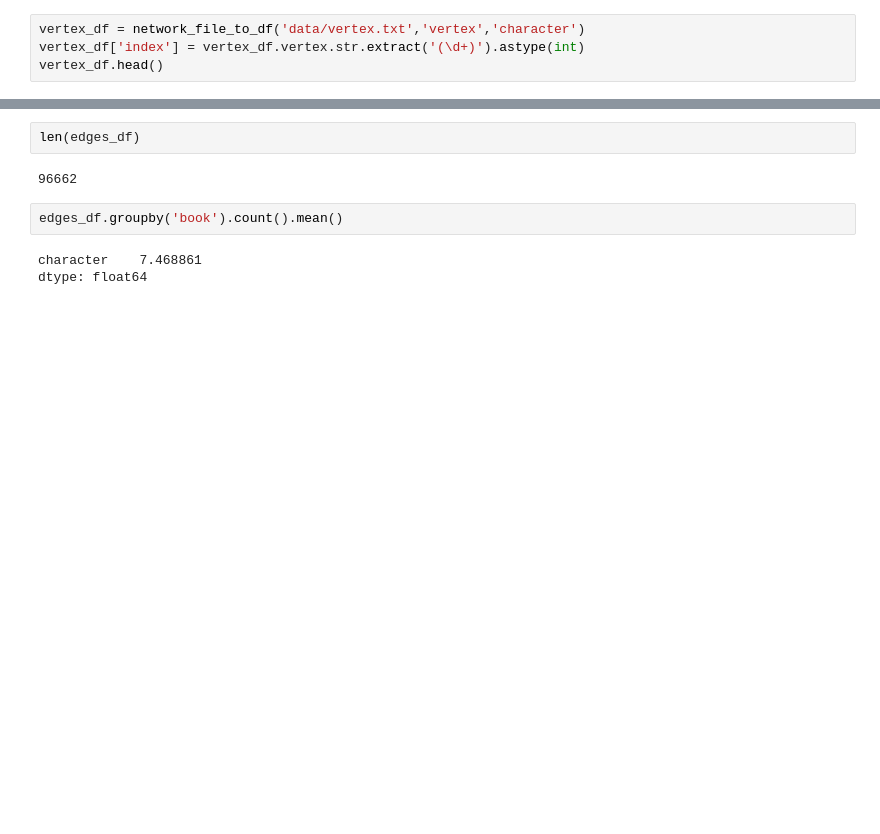
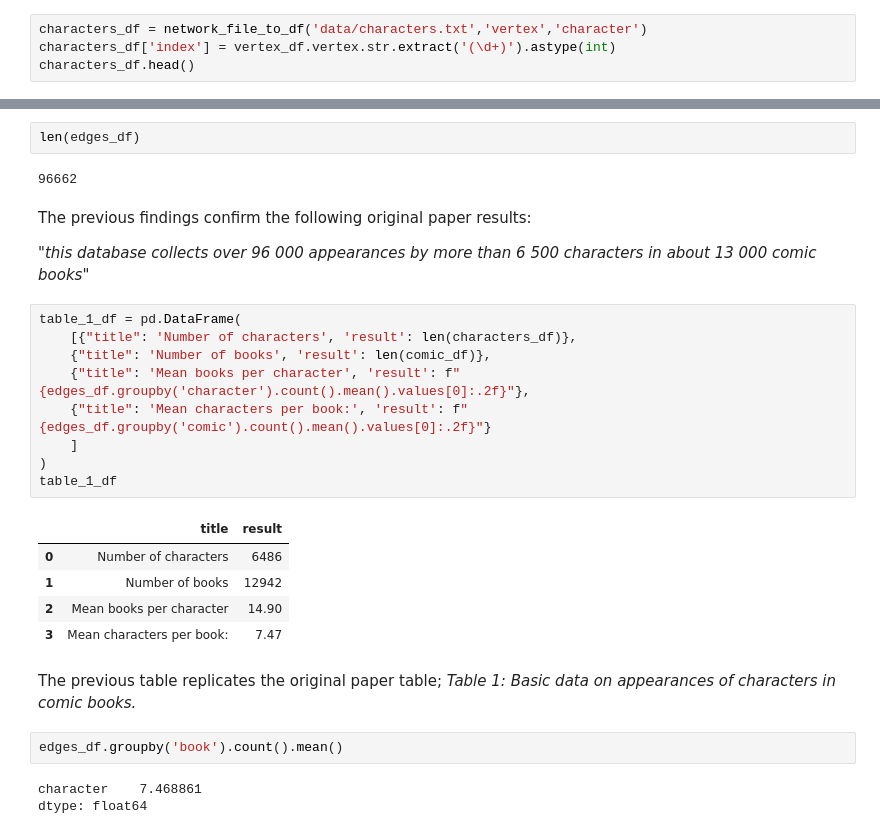
Before and after one commit to alejomaar/Network-Science-for-Data-Analytics, a Jupyter notebook: mini_project/notebook.ipynb, the cells around one changed output, grey strips where cells are left out. Cells and saved outputs as stored; diff of their text form; blank space fills up the shorter version.

Commit message:
feat: document paper and results

```diff
--- a/mini_project/notebook.ipynb
+++ b/mini_project/notebook.ipynb
@@ -18,7 +65,7 @@ def network_file_to_df(path:str, col_left:str ,col_right:str, sep=':' ):
 # %%
-vertex_df = network_file_to_df('data/vertex.txt','vertex','character')
-vertex_df['index'] = vertex_df.vertex.str.extract('(\d+)').astype(int)
-vertex_df.head()
+characters_df = network_file_to_df('data/characters.txt','vertex','character')
+characters_df['index'] = vertex_df.vertex.str.extract('(\d+)').astype(int)
+characters_df.head()
 # %% [output]
 |  | vertex | character | index |
 | 0 | Vertex 1 | 24-HOUR MAN/EMMANUEL | 1 |
@@ -76,6 +127,28 @@ edges_df.head()
 len(edges_df)
 # %% [output]
 96662
+# %% [markdown]
+The previous findings confirm the following original paper results:
+
+*"this database collects over 96 000 appearances by more than 6 500 characters in
+about 13 000 comic books"*
+# %%
+table_1_df = pd.DataFrame(
+    [{"title": 'Number of characters', 'result': len(characters_df)},
+    {"title": 'Number of books', 'result': len(comic_df)},
+    {"title": 'Mean books per character', 'result': f"{edges_df.groupby('character').count().mean().values[0]:.2f}"},
+    {"title": 'Mean characters per book:', 'result': f"{edges_df.groupby('comic').count().mean().values[0]:.2f}"}
+    ]
+)
+table_1_df
+# %% [output]
+|  | title | result |
+| 0 | Number of characters | 6486 |
+| 1 | Number of books | 12942 |
+| 2 | Mean books per character | 14.90 |
+| 3 | Mean characters per book: | 7.47 |
+# %% [markdown]
+The previous table replicates the original paper table; *Table 1: Basic data on appearances of characters in comic books.*
 # %%
 edges_df.groupby('book').count().mean()
 # %% [output]
```
Also changed, not shown: parts of 74 cells of this notebook, 5 other files.
